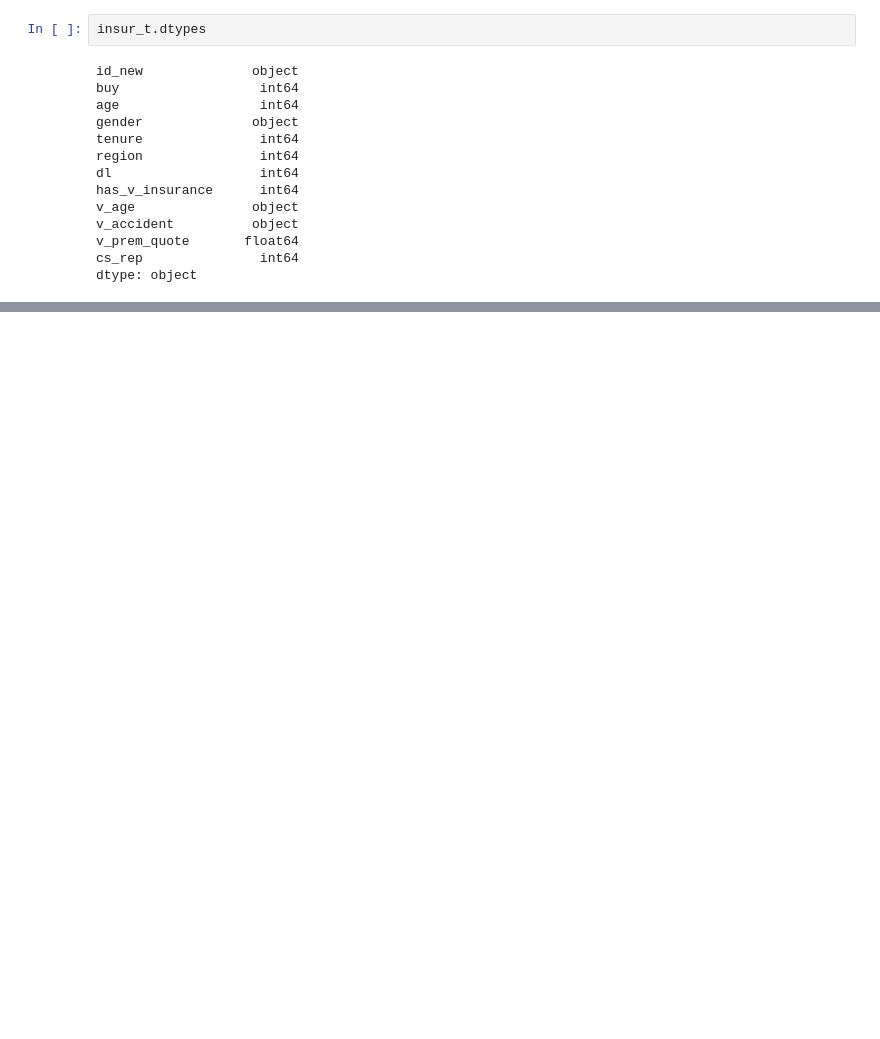
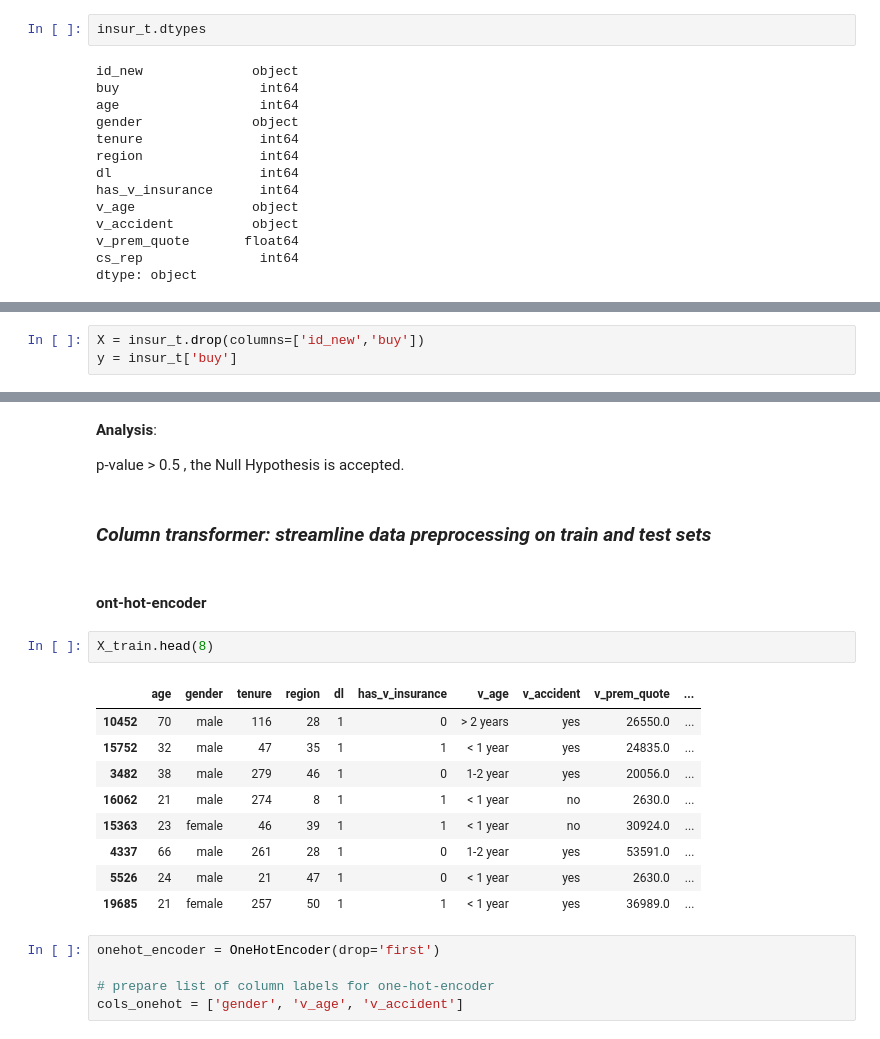
Before and after one commit to BZAN6357/Python, a Jupyter notebook: project .ipynb, the cells around one changed output, grey strips where cells are left out. Drawn from its saved outputs; the diff is of its cells as text; blank space fills up the shorter version.

```diff
--- a/project .ipynb
+++ b/project .ipynb
@@ -62,0 +97,3 @@ insur_t['v_age'] = insur_t['v_age'].astype('category')
+# %%
+X = insur_t.drop(columns=['id_new','buy'])
+y = insur_t['buy']
@@ -62,0 +114,25 @@ insur_t['v_age'] = insur_t['v_age'].astype('category')
+# %% [markdown]
+**Analysis**:
+
+p-value > 0.5 , the Null Hypothesis is accepted.
+# %% [markdown]
+### *Column transformer: streamline data preprocessing on train and test sets*
+# %% [markdown]
+#### ont-hot-encoder
+# %%
+X_train.head(8)
+# %% [output]
+|  | age | gender | tenure | region | dl | has_v_insurance | v_age | v_accident | v_prem_quote | ... |
+| 10452 | 70 | male | 116 | 28 | 1 | 0 | > 2 years | yes | 26550.0 | ... |
+| 15752 | 32 | male | 47 | 35 | 1 | 1 | < 1 year | yes | 24835.0 | ... |
+| 3482 | 38 | male | 279 | 46 | 1 | 0 | 1-2 year | yes | 20056.0 | ... |
+| 16062 | 21 | male | 274 | 8 | 1 | 1 | < 1 year | no | 2630.0 | ... |
+| 15363 | 23 | female | 46 | 39 | 1 | 1 | < 1 year | no | 30924.0 | ... |
+| 4337 | 66 | male | 261 | 28 | 1 | 0 | 1-2 year | yes | 53591.0 | ... |
+| 5526 | 24 | male | 21 | 47 | 1 | 0 | < 1 year | yes | 2630.0 | ... |
+| 19685 | 21 | female | 257 | 50 | 1 | 1 | < 1 year | yes | 36989.0 | ... |
+# %%
+onehot_encoder = OneHotEncoder(drop='first')
+
+# prepare list of column labels for one-hot-encoder
+cols_onehot = ['gender', 'v_age', 'v_accident']
```
Also changed, not shown: parts of 49 cells of this notebook.
